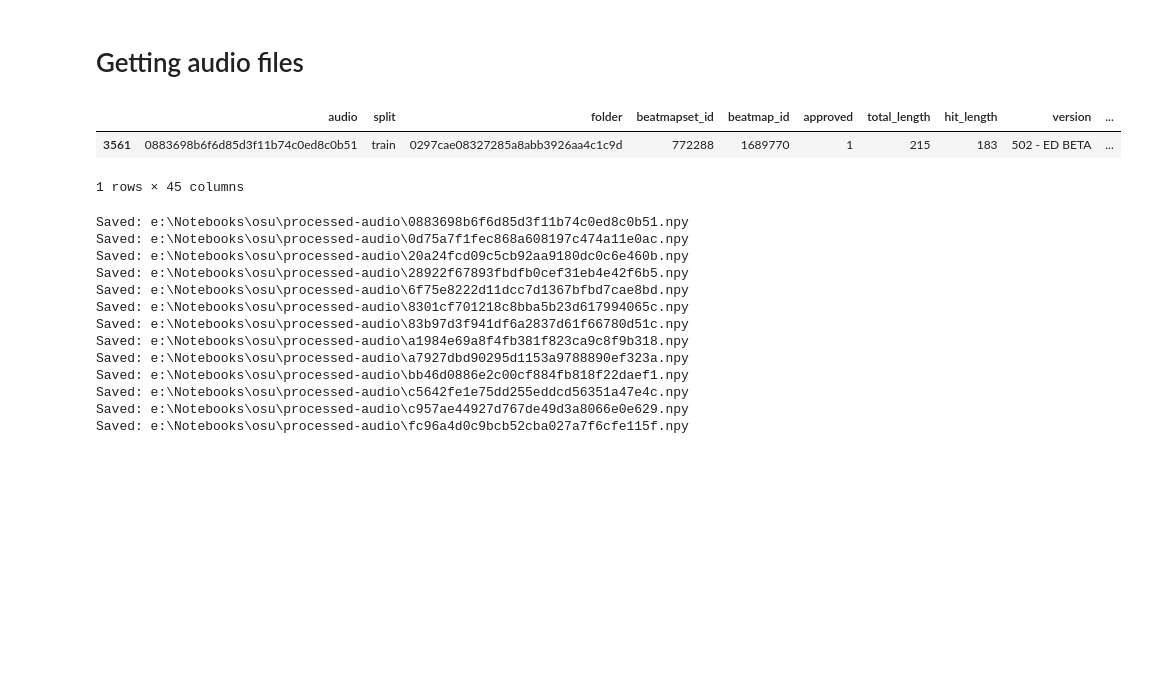
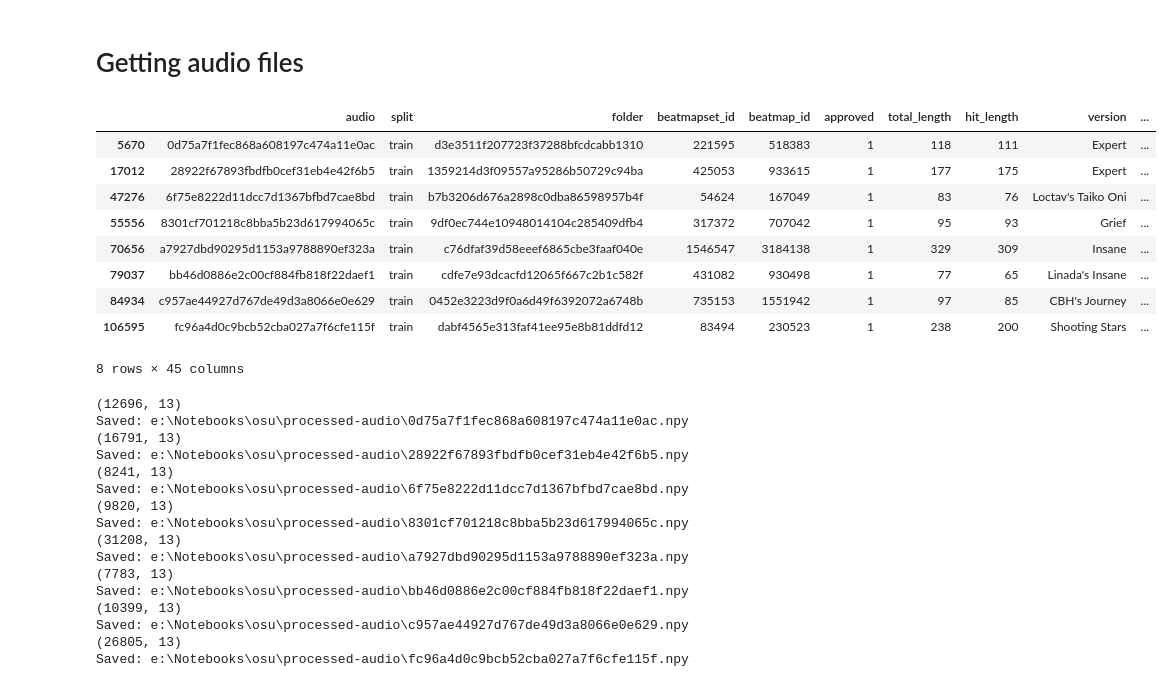
Before and after one commit to darshsingh116/beatmap, a Jupyter notebook: metadata-reader.ipynb, the cells around one changed output. Drawn from its saved outputs; the diff is of its cells as text; code cells hidden in the pictures; blank space fills up the shorter version.

```diff
--- a/metadata-reader.ipynb
+++ b/metadata-reader.ipynb
@@ -5,30 +6,40 @@ archive_path = os.getenv('ARCHIVE_PATH')
 # %%
 import pandas as pd
 df=pd.read_csv("metadata.csv")
-df = df[(df["difficultyrating"]>5) & (df["difficultyrating"]<5.001) & (df["split"]=="train")]
+df = df[(df["difficultyrating"]>5) & (df["difficultyrating"]<5.0005) & (df["split"]=="train")]
 # %% [markdown]
 # Getting audio files
-# %%
-df[df["bpm"]==175]
-# %% [output]
-|  | audio | split | folder | beatmapset_id | beatmap_id | approved | total_length | hit_length | version | ... |
-| 3561 | 0883698b6f6d85d3f11b74c0ed8c0b51 | train | 0297cae08327285a8abb3926aa4c1c9d | 772288 | 1689770 | 1 | 215 | 183 | 502 - ED BETA | ... |
-1 rows × 45 columns
+# %%
+df
+# %% [output]
+|  | audio | split | folder | beatmapset_id | beatmap_id | approved | total_length | hit_length | version | ... |
+| 5670 | 0d75a7f1fec868a608197c474a11e0ac | train | d3e3511f207723f37288bfcdcabb1310 | 221595 | 518383 | 1 | 118 | 111 | Expert | ... |
+| 17012 | 28922f67893fbdfb0cef31eb4e42f6b5 | train | 1359214d3f09557a95286b50729c94ba | 425053 | 933615 | 1 | 177 | 175 | Expert | ... |
+| 47276 | 6f75e8222d11dcc7d1367bfbd7cae8bd | train | b7b3206d676a2898c0dba86598957b4f | 54624 | 167049 | 1 | 83 | 76 | Loctav's Taiko Oni | ... |
+| 55556 | 8301cf701218c8bba5b23d617994065c | train | 9df0ec744e10948014104c285409dfb4 | 317372 | 707042 | 1 | 95 | 93 | Grief | ... |
+| 70656 | a7927dbd90295d1153a9788890ef323a | train | c76dfaf39d58eeef6865cbe3faaf040e | 1546547 | 3184138 | 1 | 329 | 309 | Insane | ... |
+| 79037 | bb46d0886e2c00cf884fb818f22daef1 | train | cdfe7e93dcacfd12065f667c2b1c582f | 431082 | 930498 | 1 | 77 | 65 | Linada's Insane | ... |
+| 84934 | c957ae44927d767de49d3a8066e0e629 | train | 0452e3223d9f0a6d49f6392072a6748b | 735153 | 1551942 | 1 | 97 | 85 | CBH's Journey | ... |
+| 106595 | fc96a4d0c9bcb52cba027a7f6cfe115f | train | dabf4565e313faf41ee95e8b81ddfd12 | 83494 | 230523 | 1 | 238 | 200 | Shooting Stars | ... |
+8 rows × 45 columns
 # %%
 from preprocessaudio import preprocess_and_save_audio
 preprocess_and_save_audio(df)
 # %% [output]
-Saved: e:\Notebooks\osu\processed-audio\0883698b6f6d85d3f11b74c0ed8c0b51.npy
+(12696, 13)
 Saved: e:\Notebooks\osu\processed-audio\0d75a7f1fec868a608197c474a11e0ac.npy
-Saved: e:\Notebooks\osu\processed-audio\20a24fcd09c5cb92aa9180dc0c6e460b.npy
+(16791, 13)
 Saved: e:\Notebooks\osu\processed-audio\28922f67893fbdfb0cef31eb4e42f6b5.npy
+(8241, 13)
 Saved: e:\Notebooks\osu\processed-audio\6f75e8222d11dcc7d1367bfbd7cae8bd.npy
+(9820, 13)
 Saved: e:\Notebooks\osu\processed-audio\8301cf701218c8bba5b23d617994065c.npy
-Saved: e:\Notebooks\osu\processed-audio\83b97d3f941df6a2837d61f66780d51c.npy
-Saved: e:\Notebooks\osu\processed-audio\a1984e69a8f4fb381f823ca9c8f9b318.npy
+(31208, 13)
 Saved: e:\Notebooks\osu\processed-audio\a7927dbd90295d1153a9788890ef323a.npy
+(7783, 13)
 Saved: e:\Notebooks\osu\processed-audio\bb46d0886e2c00cf884fb818f22daef1.npy
-Saved: e:\Notebooks\osu\processed-audio\c5642fe1e75dd255eddcd56351a47e4c.npy
+(10399, 13)
 Saved: e:\Notebooks\osu\processed-audio\c957ae44927d767de49d3a8066e0e629.npy
+(26805, 13)
 Saved: e:\Notebooks\osu\processed-audio\fc96a4d0c9bcb52cba027a7f6cfe115f.npy
 # %%
```
Also changed, not shown: parts of 5 cells of this notebook, 4 other files.
